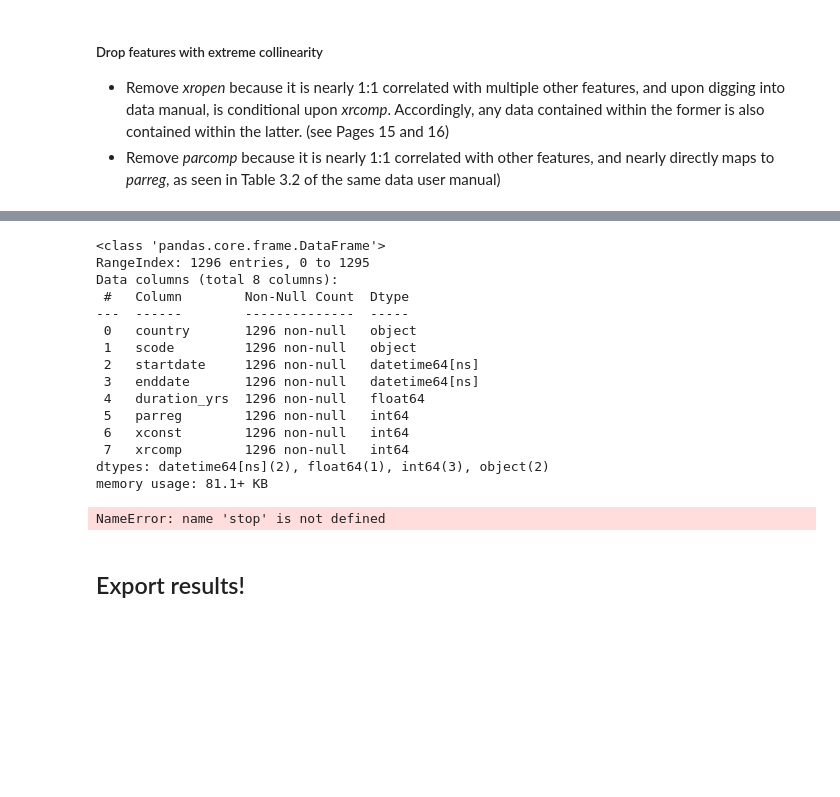
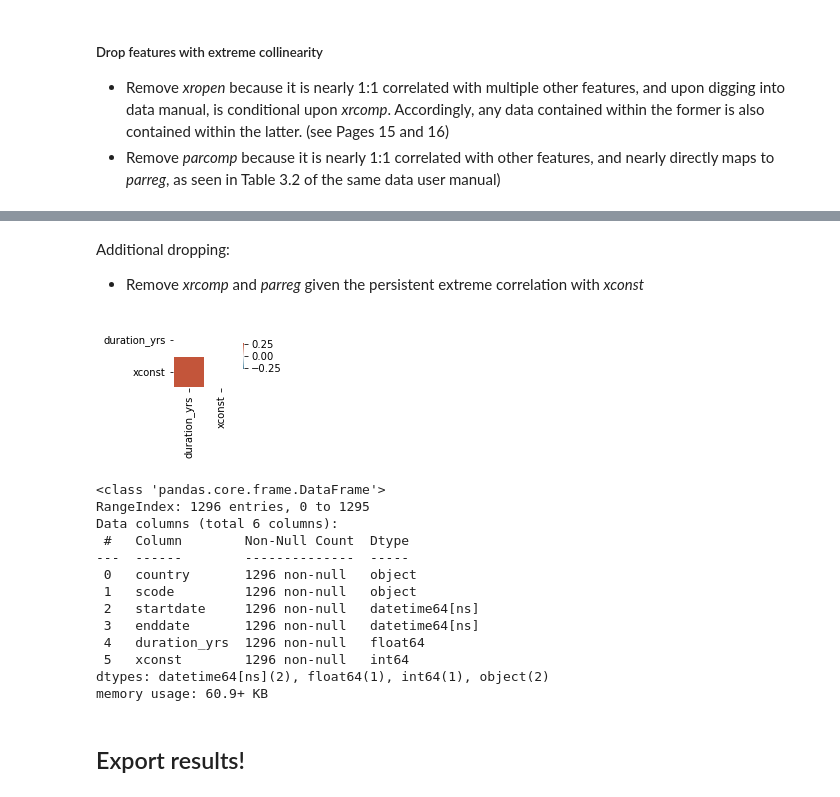
Before and after one commit to sethnlewis/Predicting-Political-Revolutions, a Jupyter notebook: notebooks/cleaning_regime_changes_dataset.ipynb, the cells around one changed output, grey strips where cells are left out. Saved outputs shown, nothing was run; the diff lists cells and outputs as text; code cells hidden in the pictures; blank space fills up the shorter version.

Commit message:
Further Feature Importance investigation through removing multi-collinearity

```diff
--- a/notebooks/cleaning_regime_changes_dataset.ipynb
+++ b/notebooks/cleaning_regime_changes_dataset.ipynb
@@ -365,6 +370,8 @@ def collinearity_printout(df):
     # for the sake of exercise, kept it in.
     df_corr.drop_duplicates(inplace=True)
 
+    custom_plot_matrix(df)
+
     return df_corr[(df_corr.cc<1.0) & (df_corr.cc>0.5)]
 # %%
 collinearity_printout(df_refined)
@@ -395,28 +404,28 @@ collinearity_printout(df_refined)
 | (xconst, xrcomp) | 0.999213 |
 | (parreg, xrcomp) | 0.999158 |
 | (parreg, xconst) | 0.997768 |
-# %%
-df_refined.info()
-# %% [output]
-<class 'pandas.core.frame.DataFrame'>
-RangeIndex: 1296 entries, 0 to 1295
-Data columns (total 8 columns):
- #   Column        Non-Null Count  Dtype
----  ------        --------------  -----
- 0   country       1296 non-null   object
- 1   scode         1296 non-null   object
- 2   startdate     1296 non-null   datetime64[ns]
- 3   enddate       1296 non-null   datetime64[ns]
- 4   duration_yrs  1296 non-null   float64
- 5   parreg        1296 non-null   int64
- 6   xconst        1296 non-null   int64
- 7   xrcomp        1296 non-null   int64
-dtypes: datetime64[ns](2), float64(1), int64(3), object(2)
-memory usage: 81.1+ KB
-# %%
-stop
-# %% [output]
-NameError: name 'stop' is not defined
+# %% [markdown]
+Additional dropping:
+- Remove *xrcomp* and *parreg* given the persistent extreme correlation with *xconst*
+# %%
+df_refined.drop(['xrcomp', 'parreg'], axis=1, inplace=True)
+collinearity_printout(df_refined)
+df_refined.info()
+# %% [output]
+[figure, added]
+<class 'pandas.core.frame.DataFrame'>
+RangeIndex: 1296 entries, 0 to 1295
+Data columns (total 6 columns):
+ #   Column        Non-Null Count  Dtype
+---  ------        --------------  -----
+ 0   country       1296 non-null   object
+ 1   scode         1296 non-null   object
+ 2   startdate     1296 non-null   datetime64[ns]
+ 3   enddate       1296 non-null   datetime64[ns]
+ 4   duration_yrs  1296 non-null   float64
+ 5   xconst        1296 non-null   int64
+dtypes: datetime64[ns](2), float64(1), int64(1), object(2)
+memory usage: 60.9+ KB
 # %% [markdown]
 ## Export results!
 # %%
```
Also changed, not shown: parts of 4 cells of this notebook, 4 other files.
